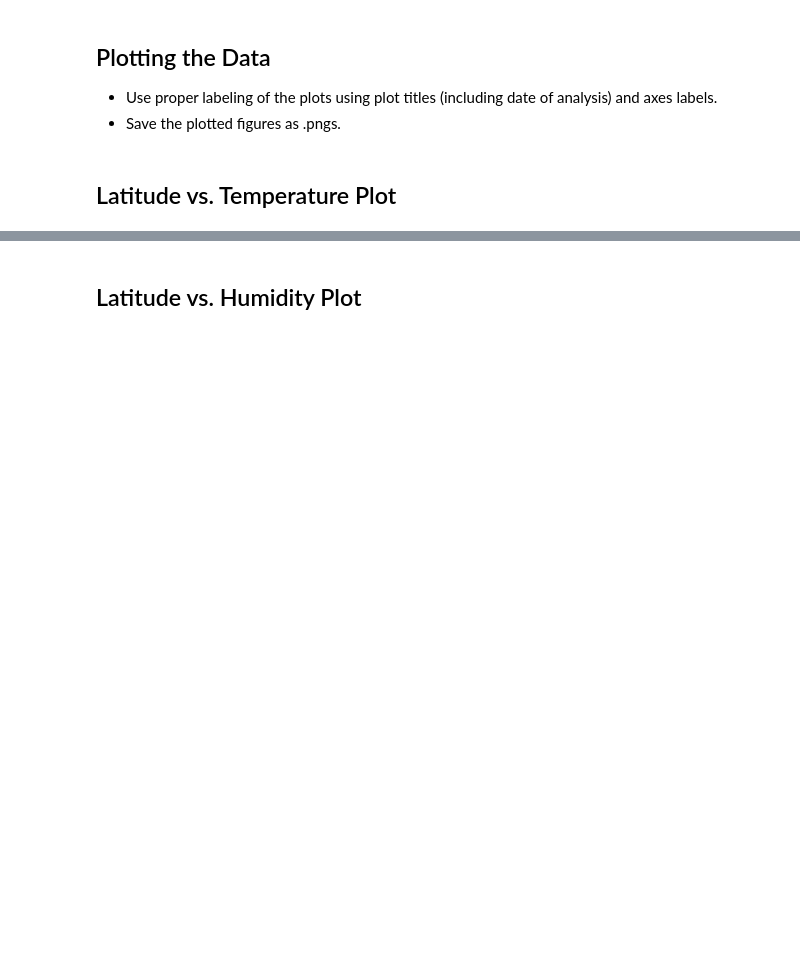
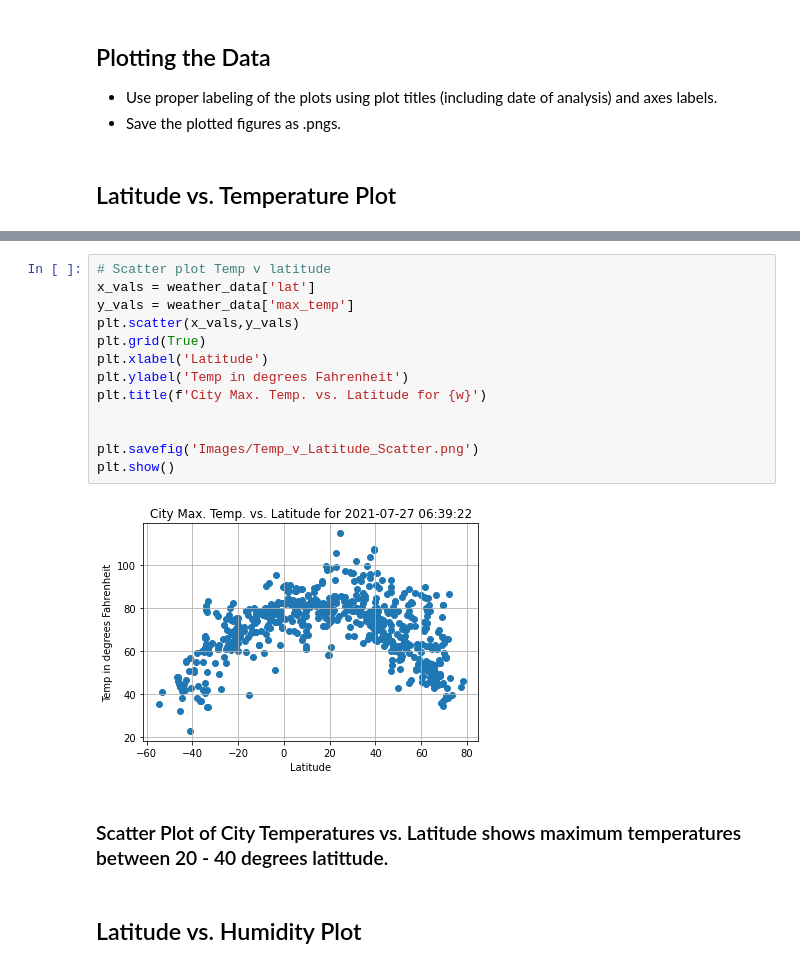
Before and after one commit to Wdepalma/python-api-challenge, a Jupyter notebook: WeatherPy.ipynb, the cells around one changed output, grey strips where cells are left out. Drawn from its saved outputs; the diff is of its cells as text; blank space fills up the shorter version.

Commit message:
Mostly completed weatherpy notebook and associated figures

```diff
--- a/WeatherPy.ipynb
+++ b/WeatherPy.ipynb
@@ -211,2 +184,19 @@ Int64Index([], dtype='int64')
+# %%
+# Scatter plot Temp v latitude
+x_vals = weather_data['lat']
+y_vals = weather_data['max_temp']
+plt.scatter(x_vals,y_vals)
+plt.grid(True)
+plt.xlabel('Latitude')
+plt.ylabel('Temp in degrees Fahrenheit')
+plt.title(f'City Max. Temp. vs. Latitude for {w}')
+
+
+plt.savefig('Images/Temp_v_Latitude_Scatter.png')
+plt.show()
+# %% [output]
+[figure, added]
+# %% [markdown]
+### Scatter Plot of City Temperatures vs. Latitude shows maximum temperatures between 20 - 40 degrees latittude.
 # %% [markdown]
 ## Latitude vs. Humidity Plot
```
Also changed, not shown: parts of 36 cells of this notebook, 14 other files.
